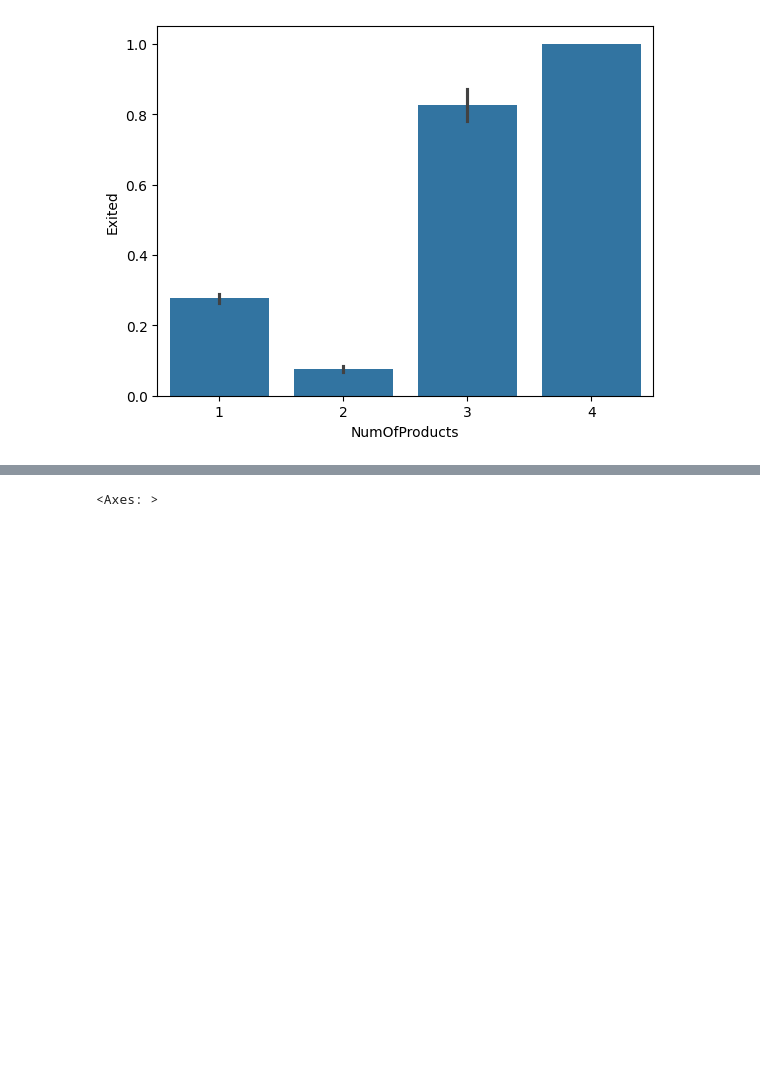
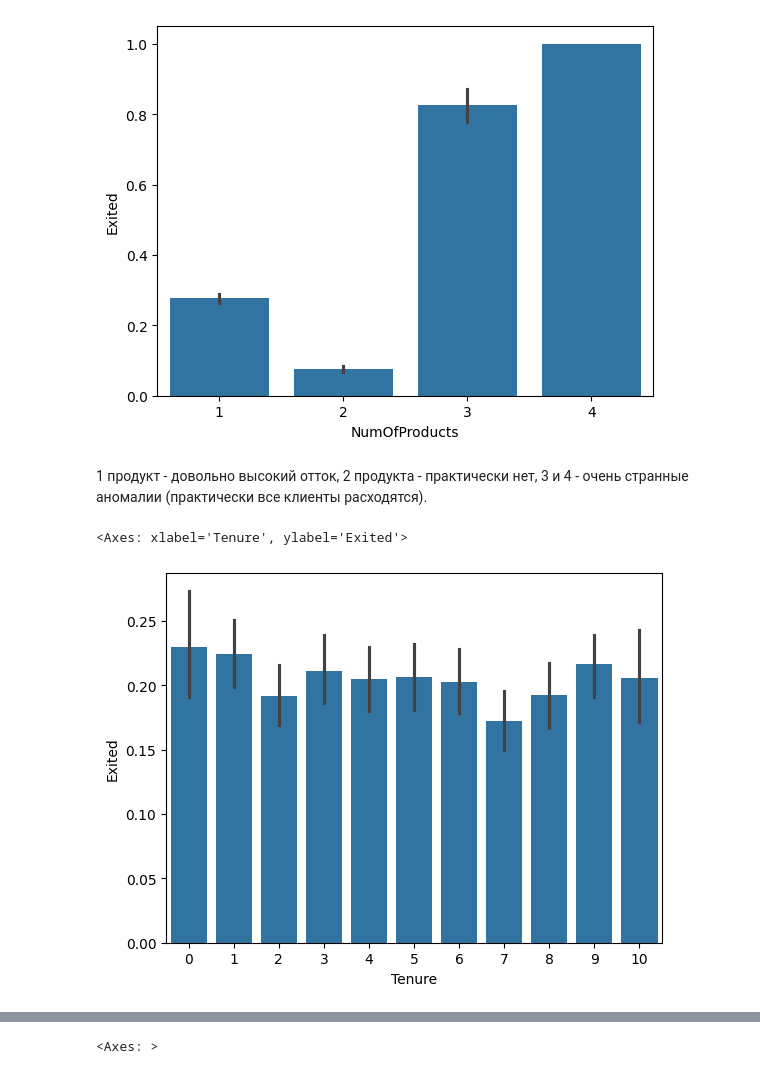
Before and after one commit to Klimentij-Kvl/bank-churn-ml, a Jupyter notebook: notebooks/eda.ipynb, the cells around one changed output, grey strips where cells are left out. Saved outputs shown, nothing was run; the diff lists cells and outputs as text; code cells hidden in the pictures; blank space fills up the shorter version.

```diff
--- a/notebooks/eda.ipynb
+++ b/notebooks/eda.ipynb
@@ -90,3 +129,10 @@ sns.barplot(x="NumOfProducts", y="Exited", data=df)
 # %% [output]
 <Axes: xlabel='NumOfProducts', ylabel='Exited'>
 [figure]
+# %% [markdown]
+1 продукт - довольно высокий отток, 2 продукта - практически нет, 3 и 4 - очень странные аномалии (практически все клиенты расходятся).
+# %%
+sns.barplot(x='Tenure', y='Exited', data=df)
+# %% [output]
+<Axes: xlabel='Tenure', ylabel='Exited'>
+[figure, added]
```
Also changed, not shown: parts of 22 cells of this notebook.
